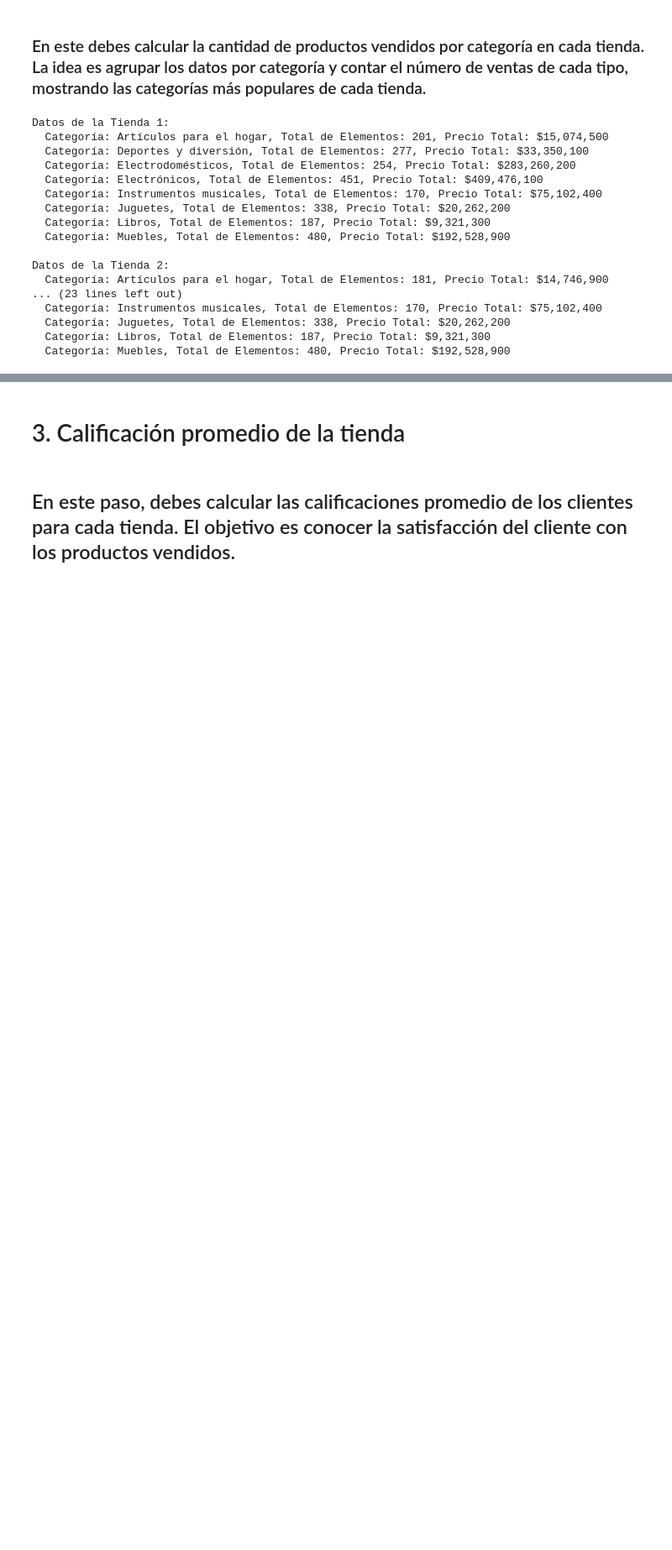
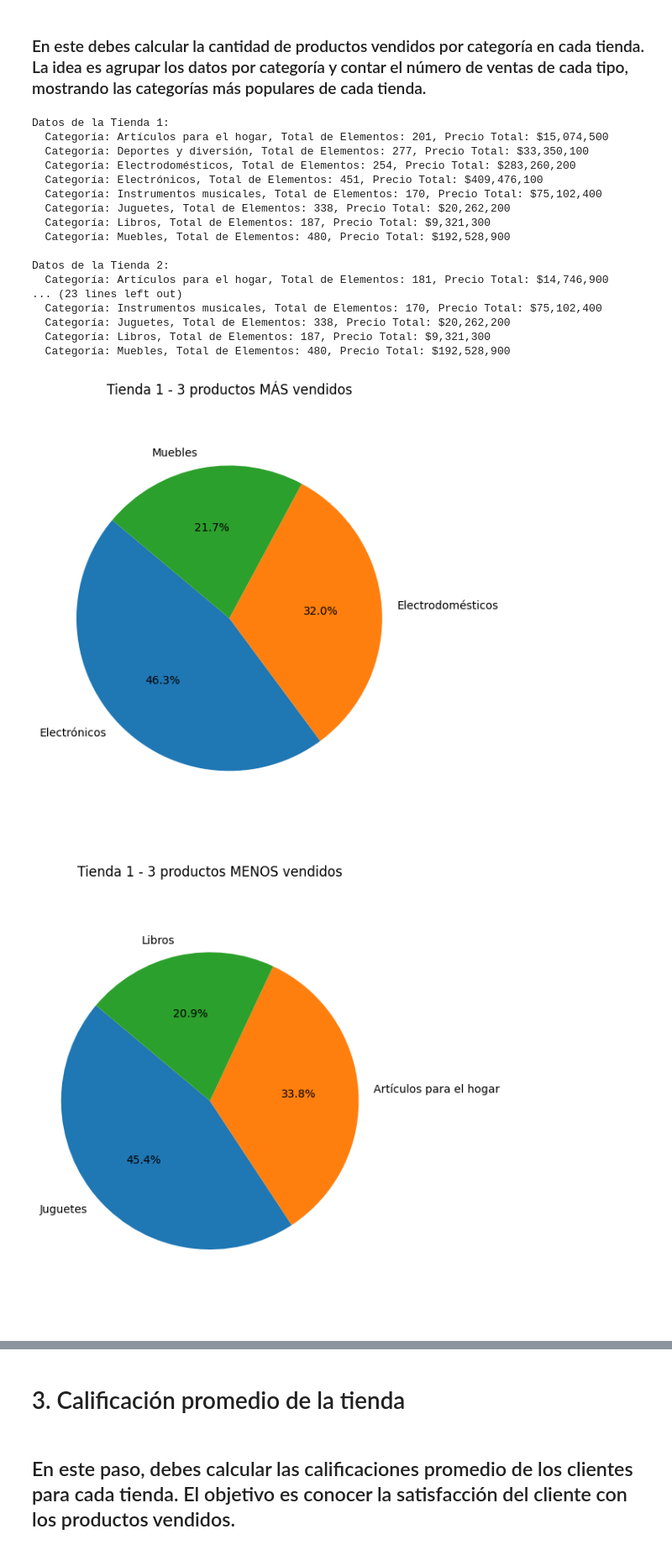
Before and after one commit to Starleen1996/Challenger_1_Alura_Store, a Jupyter notebook: AluraStoreLatam.ipynb, the cells around one changed output, grey strips where cells are left out. Shown: that part at 84% size. Cells and saved outputs as stored; diff of their text form; code cells hidden in the pictures; blank space fills up the shorter version.

```diff
--- a/AluraStoreLatam.ipynb
+++ b/AluraStoreLatam.ipynb
@@ -153,3 +153,77 @@ Datos de la Tienda 2:
   Categoría: Juguetes, Total de Elementos: 338, Precio Total: $20,262,200
   Categoría: Libros, Total de Elementos: 187, Precio Total: $9,321,300
   Categoría: Muebles, Total de Elementos: 480, Precio Total: $192,528,900
+# %%
+# Grafico que muestra las ventas de los productos mas vendidos y menos vendidos en cada una de las 4 tiendas
+import matplotlib.pyplot as plt
+
+# Datos por tienda (en millones para simplificar el gráfico)
+tiendas = {
+    "Tienda 1": {
+        "Artículos para el hogar": 15074500,
+        "Deportes y diversión": 33350100,
+        "Electrodomésticos": 283260200,
+        "Electrónicos": 409476100,
+        "Instrumentos musicales": 75102400,
+        "Juguetes": 20262200,
+        "Libros": 9321300,
+        "Muebles": 192528900
+    },
+    "Tienda 2": {
+        "Artículos para el hogar": 14746900,
+        "Deportes y diversión": 34744500,
+        "Electrodomésticos": 348567800,
+        "Electrónicos": 410831100,
+        "Instrumentos musicales": 104990300,
+        "Juguetes": 15945400,
+        "Libros": 10091200,
+        "Muebles": 176426300
+    },
+    "Tienda 3": {
+        "Artículos para el hogar": 15060000,
+        "Deportes y diversión": 35593100,
+        "Electrodomésticos": 329237900,
+        "Electrónicos": 410775800,
+        "Instrumentos musicales": 77380900,
+        "Juguetes": 19401100,
+        "Libros": 9498700,
+        "Muebles": 201072100
+    },
+    "Tienda 4": {
+        "Artículos para el hogar": 15074500,
+        "Deportes y diversión": 33350100,
+        "Electrodomésticos": 283260200,
+        "Electrónicos": 409476100,
+        "Instrumentos musicales": 75102400,
+        "Juguetes": 20262200,
+        "Libros": 9321300,
+        "Muebles": 192528900
+    }
+}
+
+
+def graficar_pie(datos, titulo):
+    labels = list(datos.keys())
+    valores = list(datos.values())
+
+    plt.figure(figsize=(6, 6))
+    plt.pie(valores, labels=labels, autopct='%1.1f%%', startangle=140)
+    plt.title(titulo)
+    plt.axis('equal')
+    plt.tight_layout()
+    plt.show()
+
+for nombre_tienda, categorias in tiendas.items():
+    # Ordenar categorías por ventas
+    categorias_ordenadas = dict(sorted(categorias.items(), key=lambda item: item[1], reverse=True))
+
+    # Top 3 más vendidos
+    top_3 = dict(list(categorias_ordenadas.items())[:3])
+    graficar_pie(top_3, f"{nombre_tienda} - 3 productos MÁS vendidos")
+
+    # Bottom 3 menos vendidos
+    bottom_3 = dict(list(categorias_ordenadas.items())[-3:])
+    graficar_pie(bottom_3, f"{nombre_tienda} - 3 productos MENOS vendidos")
+# %% [output]
+[figure, added]
+[figure, added]
```
Also changed, not shown: parts of 3 cells of this notebook.
